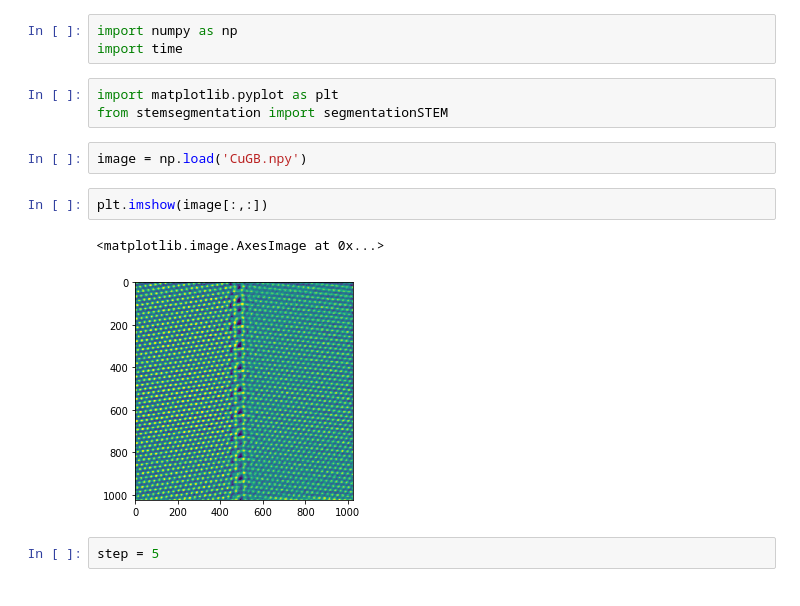
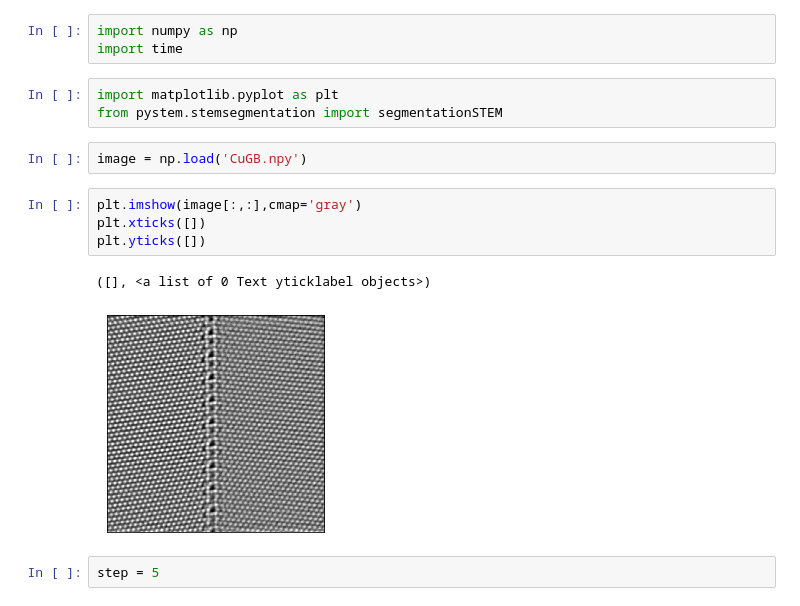
Before and after one commit to NingWang1990/pySTEM, a Jupyter notebook: examples/Cu_grain_boundary.ipynb, the cells around one changed output. Cells and saved outputs as stored; diff of their text form.

```diff
--- a/examples/Cu_grain_boundary.ipynb
+++ b/examples/Cu_grain_boundary.ipynb
@@ -19,14 +19,16 @@ import numpy as np
 import time
 # %%
 import matplotlib.pyplot as plt
-from stemsegmentation import segmentationSTEM
+from pystem.stemsegmentation import segmentationSTEM
 # %%
 image = np.load('CuGB.npy')
 # %%
-plt.imshow(image[:,:])
+plt.imshow(image[:,:],cmap='gray')
+plt.xticks([])
+plt.yticks([])
 # %% [output]
-<matplotlib.image.AxesImage at 0x...>
+([], <a list of 0 Text yticklabel objects>)
-[figure, old version]
+[figure, new version]
 # %%
 step = 5
 # %%
```
Also changed, not shown: parts of 12 cells of this notebook, 8 other files.
